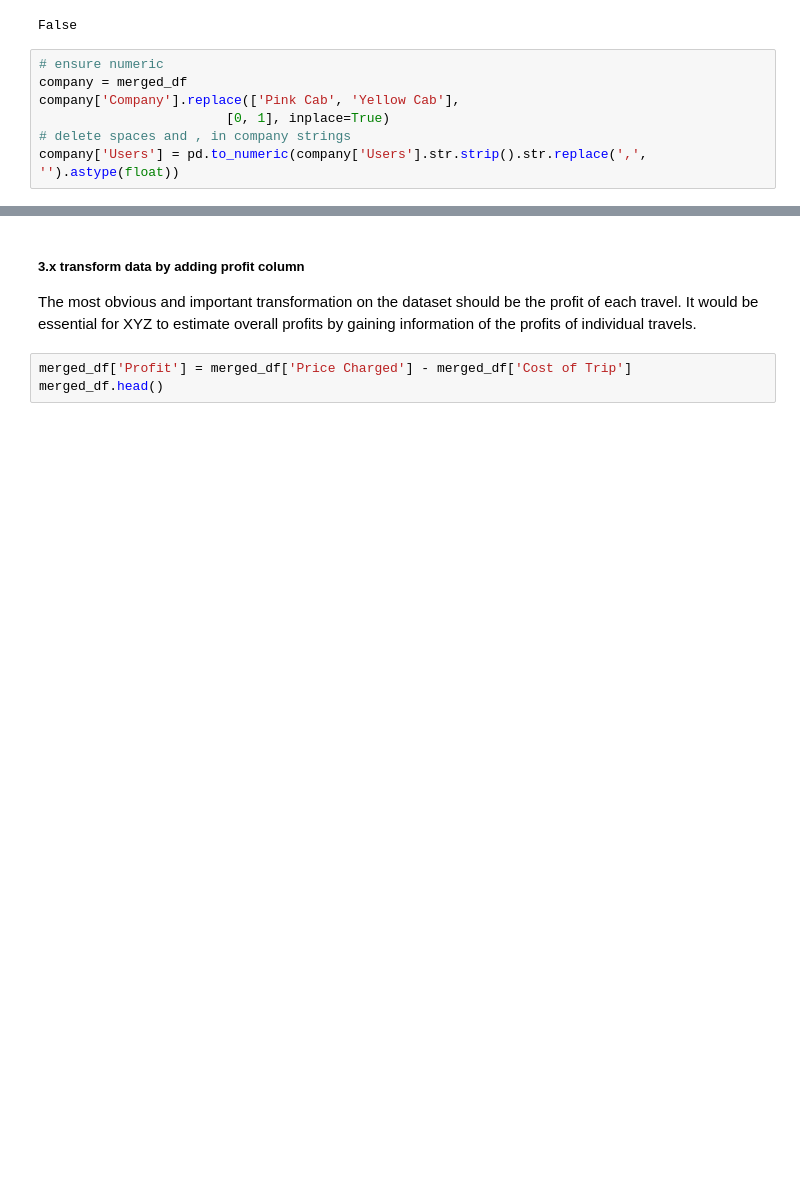
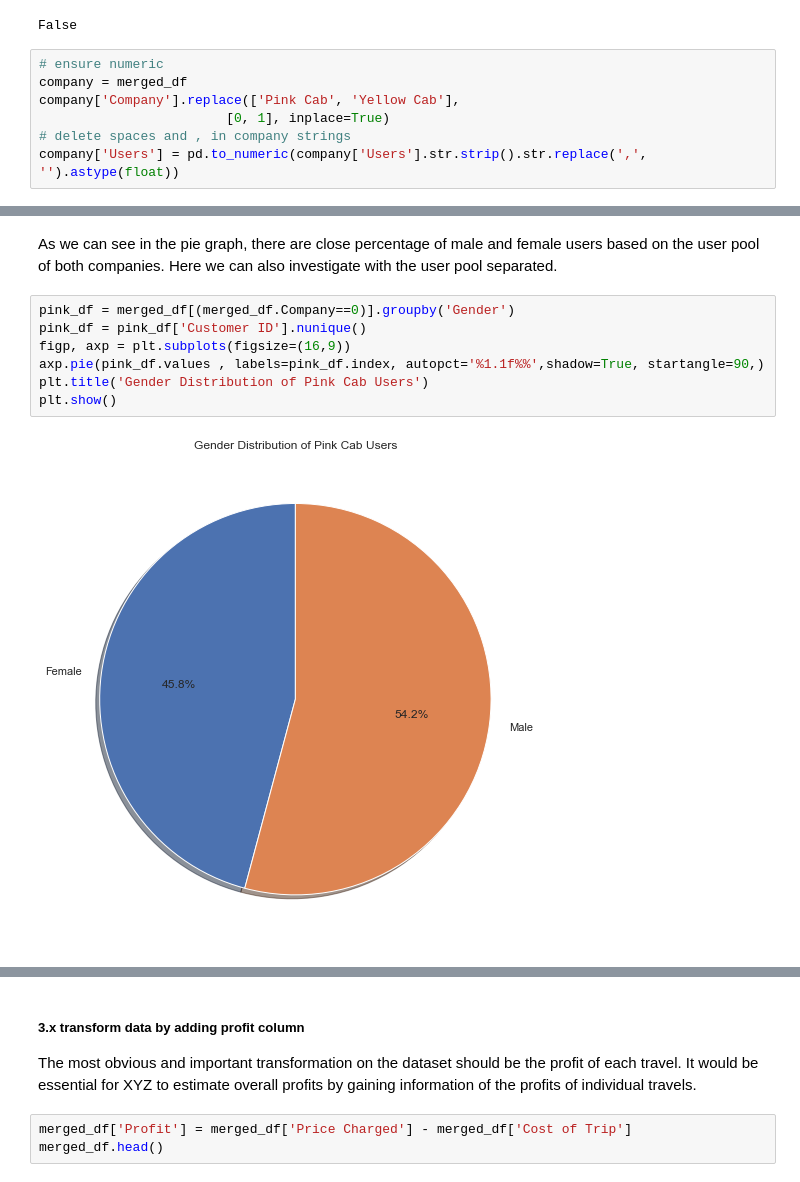
Before and after one commit to JeffLiu114514/Data-Glacier-Virtual-Internship, a Jupyter notebook: Week2_3/EDA.ipynb, the cells around one changed output, grey strips where cells are left out. Saved outputs shown, nothing was run; the diff lists cells and outputs as text; blank space fills up the shorter version.

```diff
--- a/Week2_3/EDA.ipynb
+++ b/Week2_3/EDA.ipynb
@@ -175,0 +200,11 @@ plt.show()
+# %% [markdown]
+As we can see in the pie graph, there are close percentage of male and female users based on the user pool of both companies. Here we can also investigate with the user pool separated.
+# %%
+pink_df = merged_df[(merged_df.Company==0)].groupby('Gender')
+pink_df = pink_df['Customer ID'].nunique()
+figp, axp = plt.subplots(figsize=(16,9))
+axp.pie(pink_df.values , labels=pink_df.index, autopct='%1.1f%%',shadow=True, startangle=90,)
+plt.title('Gender Distribution of Pink Cab Users')
+plt.show()
+# %% [output]
+[figure, added]
```
Also changed, not shown: parts of 22 cells of this notebook, 1 other file.
